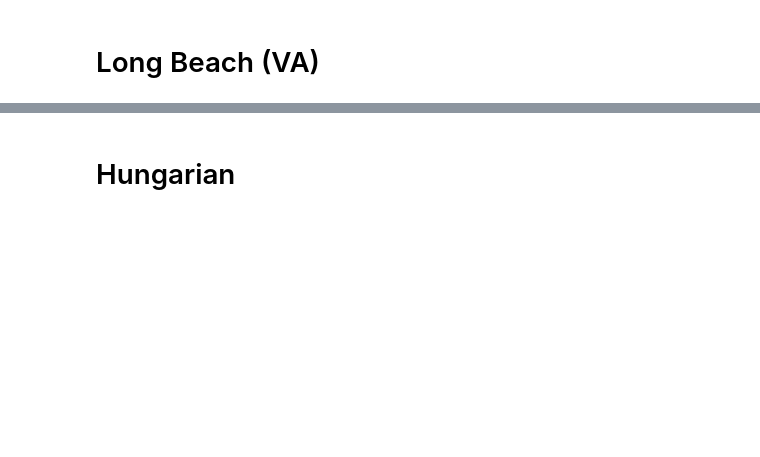
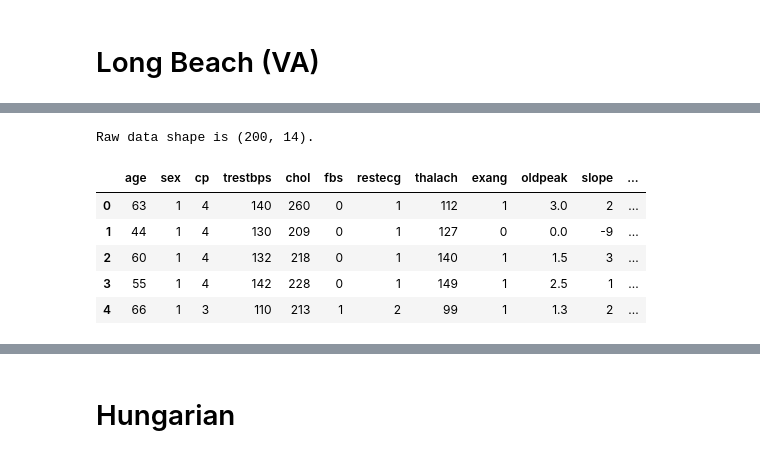
Before and after one commit to everhettoo/heart-disease-analysis, a Jupyter notebook: 2.2-uci-raw-dataset-investigation.ipynb, the cells around one changed output, grey strips where cells are left out. Drawn from its saved outputs; the diff is of its cells as text; code cells hidden in the pictures; blank space fills up the shorter version.

```diff
--- a/2.2-uci-raw-dataset-investigation.ipynb
+++ b/2.2-uci-raw-dataset-investigation.ipynb
@@ -141,5 +243,13 @@ raw_data.head(5)
 # %%
-header =['age','sex','cp','trestbps','chol','fbs','restecg','thalach','exang','oldpeak','slope','ca','thal','num']
-data = raw_data[header]
-# 303 records and 14 columns.
+# Choose only 14/76 features needed for comparing with the processed file.
+data = raw_data[uci.get_original_standard_features()]
+print(f'Raw data shape is {data.shape}.')
 data.head(5)
+# %% [output]
+Raw data shape is (200, 14).
+|  | age | sex | cp | trestbps | chol | fbs | restecg | thalach | exang | oldpeak | slope | ... |
+| 0 | 63 | 1 | 4 | 140 | 260 | 0 | 1 | 112 | 1 | 3.0 | 2 | ... |
+| 1 | 44 | 1 | 4 | 130 | 209 | 0 | 1 | 127 | 0 | 0.0 | -9 | ... |
+| 2 | 60 | 1 | 4 | 132 | 218 | 0 | 1 | 140 | 1 | 1.5 | 3 | ... |
+| 3 | 55 | 1 | 4 | 142 | 228 | 0 | 1 | 149 | 1 | 2.5 | 1 | ... |
+| 4 | 66 | 1 | 3 | 110 | 213 | 1 | 2 | 99 | 1 | 1.3 | 2 | ... |
```
Also changed, not shown: parts of 25 cells of this notebook, 5 other files.
